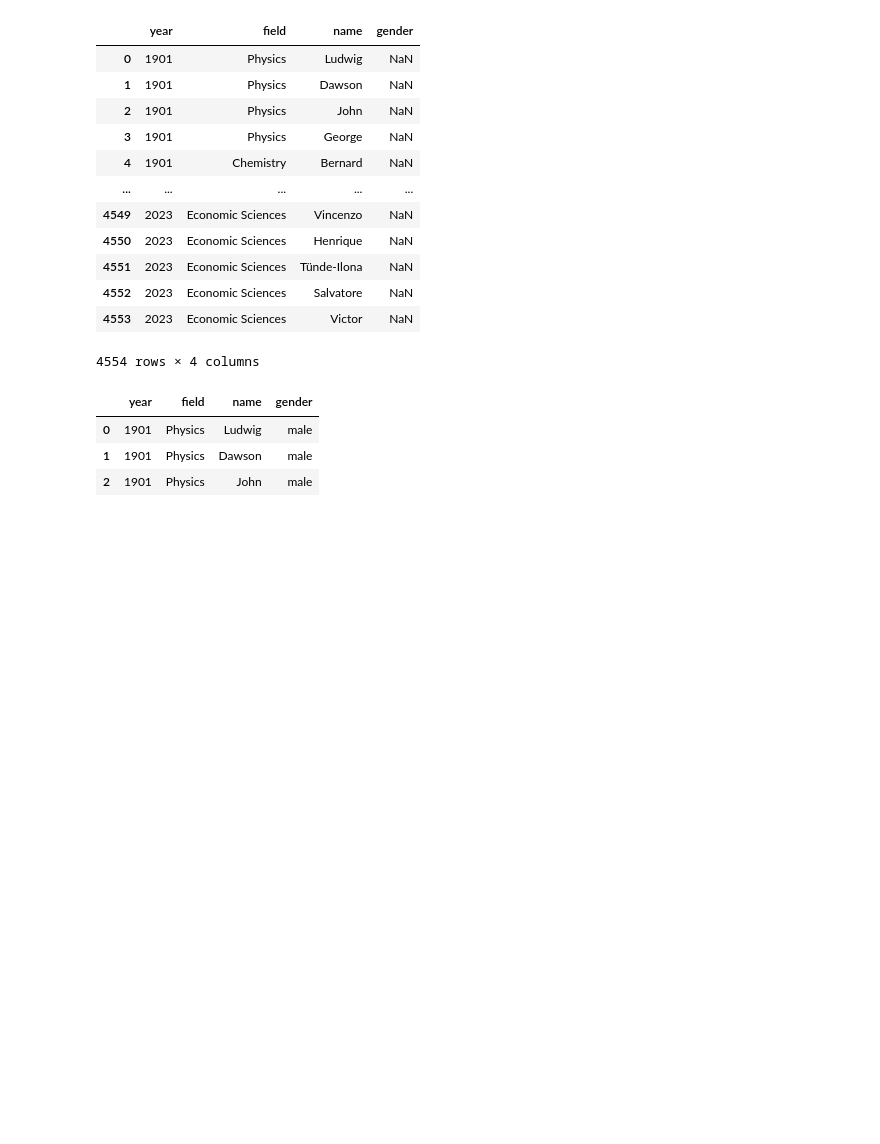
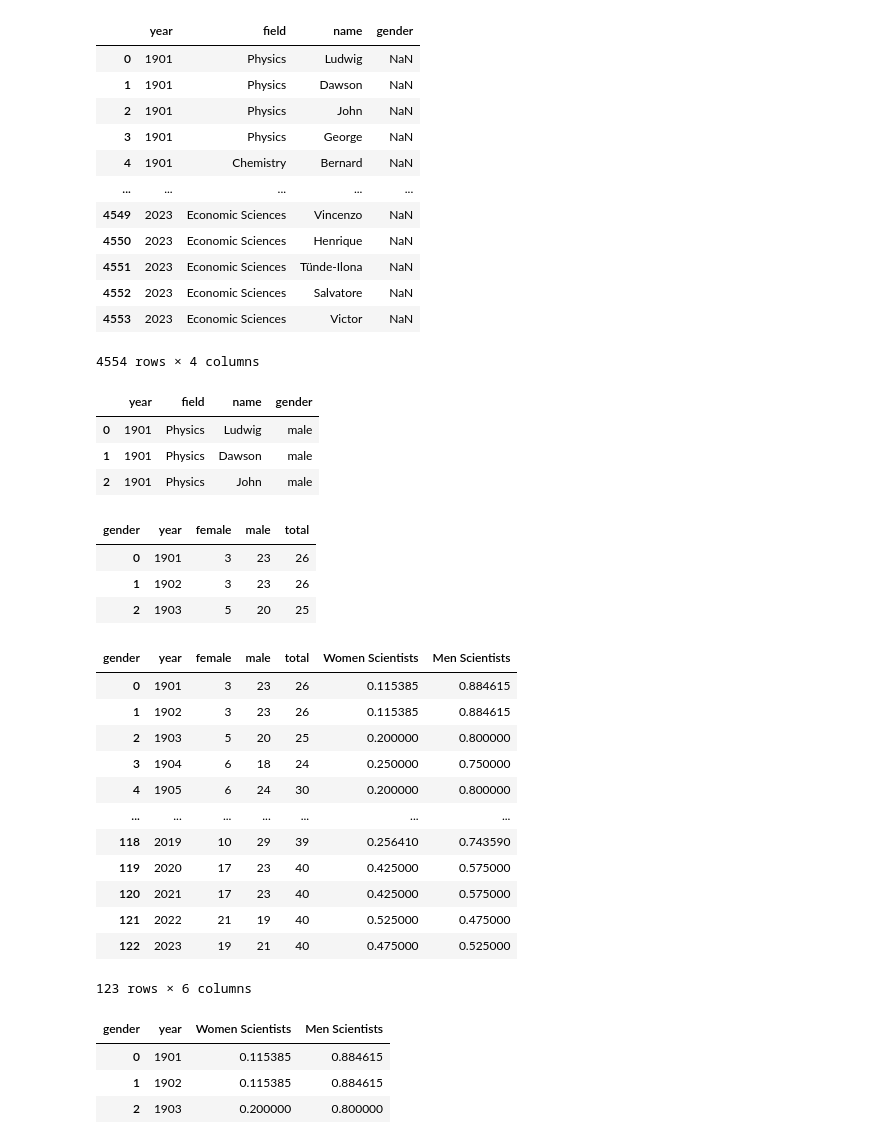
Before and after one commit to Bluceli168/IH-API-Project, a Jupyter notebook: main.ipynb, the cells around one changed output. Saved outputs shown, nothing was run; the diff lists cells and outputs as text; code cells hidden in the pictures; blank space fills up the shorter version.

```diff
--- a/main.ipynb
+++ b/main.ipynb
@@ -209,21 +201,3 @@ display(fields_df.head(3))
 | 0 | 1901 | Physics | Ludwig | male |
 | 1 | 1901 | Physics | Dawson | male |
 | 2 | 1901 | Physics | John | male |
-# %%
-#group by decade
-fields_df['decade'] = fields_df['year'] // 10 * 10
-display(fields_df)
-
-#proportion of males and females by decade
-gender_counts = fields_df.groupby(['decade', 'gender']).size().reset_index(name='count')
-display(gender_counts)
-
-total_counts = fields_df.groupby('decade').size().reset_index(name='total')
-display(total_counts)
-
-gender_proportions = pd.merge(gender_counts, total_counts, on='decade')
-gender_proportions['proportion'] = gender_proportions['count'] / gender_proportions['total']
-display(gender_proportions)
-
-pivot_fields_df = gender_proportions.pivot(index='decade', columns='gender', values='proportion').reset_index()
-print(pivot_fields_df)
@@ -253,0 +204,38 @@ fig.show()
+# %%
+# count of males and females by year
+gender_scientists = fields_df.groupby(['year', 'gender']).size().unstack(fill_value=0).reset_index()
+gender_scientists['total'] = gender_scientists['female'] + gender_scientists['male']
+display(gender_scientists.head(3))
+# %% [output]
+| gender | year | female | male | total |
+| 0 | 1901 | 3 | 23 | 26 |
+| 1 | 1902 | 3 | 23 | 26 |
+| 2 | 1903 | 5 | 20 | 25 |
+# %%
+#add ratios
+gender_scientists['Women Scientists'] = gender_scientists['female'] / gender_scientists['total']
+gender_scientists['Men Scientists'] = gender_scientists['male'] / gender_scientists['total']
+display(gender_scientists)
+# %% [output]
+| gender | year | female | male | total | Women Scientists | Men Scientists |
+| 0 | 1901 | 3 | 23 | 26 | 0.115385 | 0.884615 |
+| 1 | 1902 | 3 | 23 | 26 | 0.115385 | 0.884615 |
+| 2 | 1903 | 5 | 20 | 25 | 0.200000 | 0.800000 |
+| 3 | 1904 | 6 | 18 | 24 | 0.250000 | 0.750000 |
+| 4 | 1905 | 6 | 24 | 30 | 0.200000 | 0.800000 |
+| ... | ... | ... | ... | ... | ... | ... |
+| 118 | 2019 | 10 | 29 | 39 | 0.256410 | 0.743590 |
+| 119 | 2020 | 17 | 23 | 40 | 0.425000 | 0.575000 |
+| 120 | 2021 | 17 | 23 | 40 | 0.425000 | 0.575000 |
+| 121 | 2022 | 21 | 19 | 40 | 0.525000 | 0.475000 |
+| 122 | 2023 | 19 | 21 | 40 | 0.475000 | 0.525000 |
+123 rows × 6 columns
+# %%
+#select only ratios
+scientists_ratio_by_year = gender_scientists[['year', 'Women Scientists','Men Scientists']]
+display(scientists_ratio_by_year.head(3))
+# %% [output]
+| gender | year | Women Scientists | Men Scientists |
+| 0 | 1901 | 0.115385 | 0.884615 |
+| 1 | 1902 | 0.115385 | 0.884615 |
+| 2 | 1903 | 0.200000 | 0.800000 |
```
Also changed, not shown: parts of 10 cells of this notebook, 2 other files.
